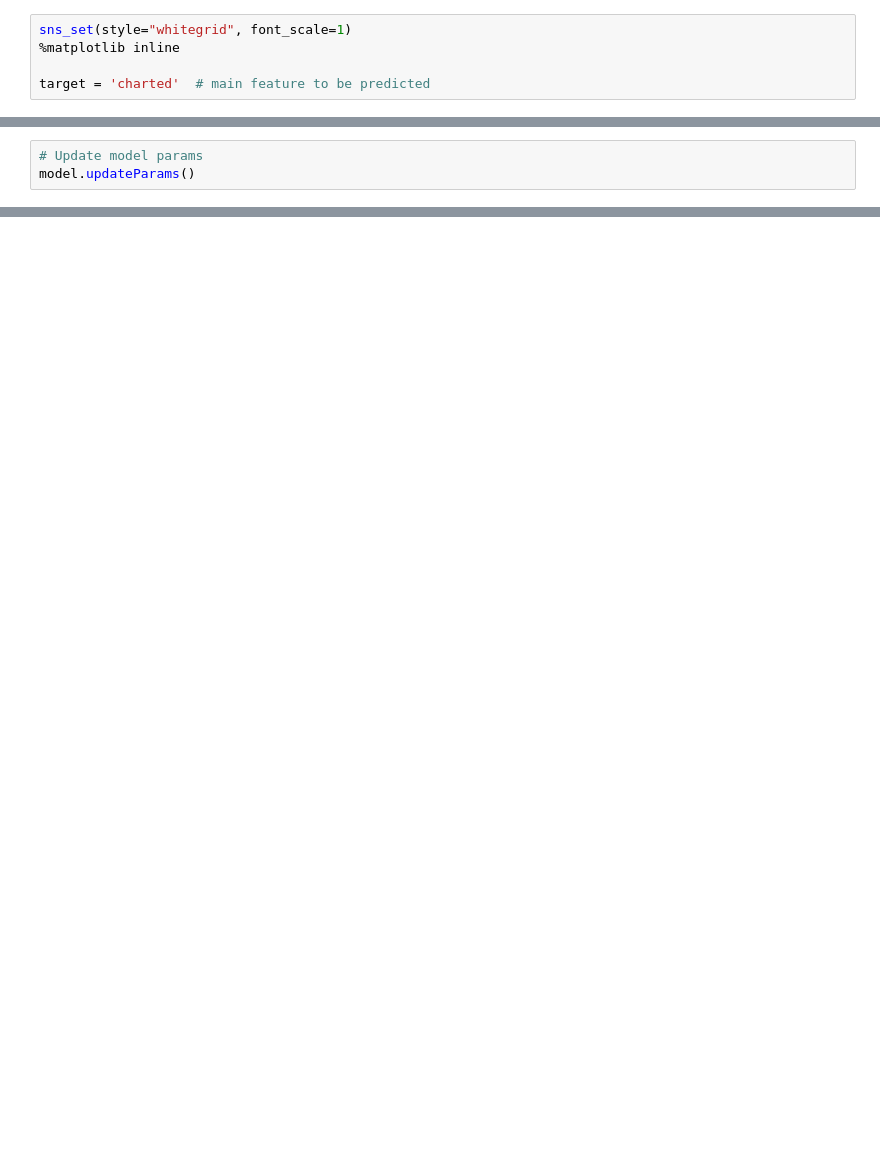
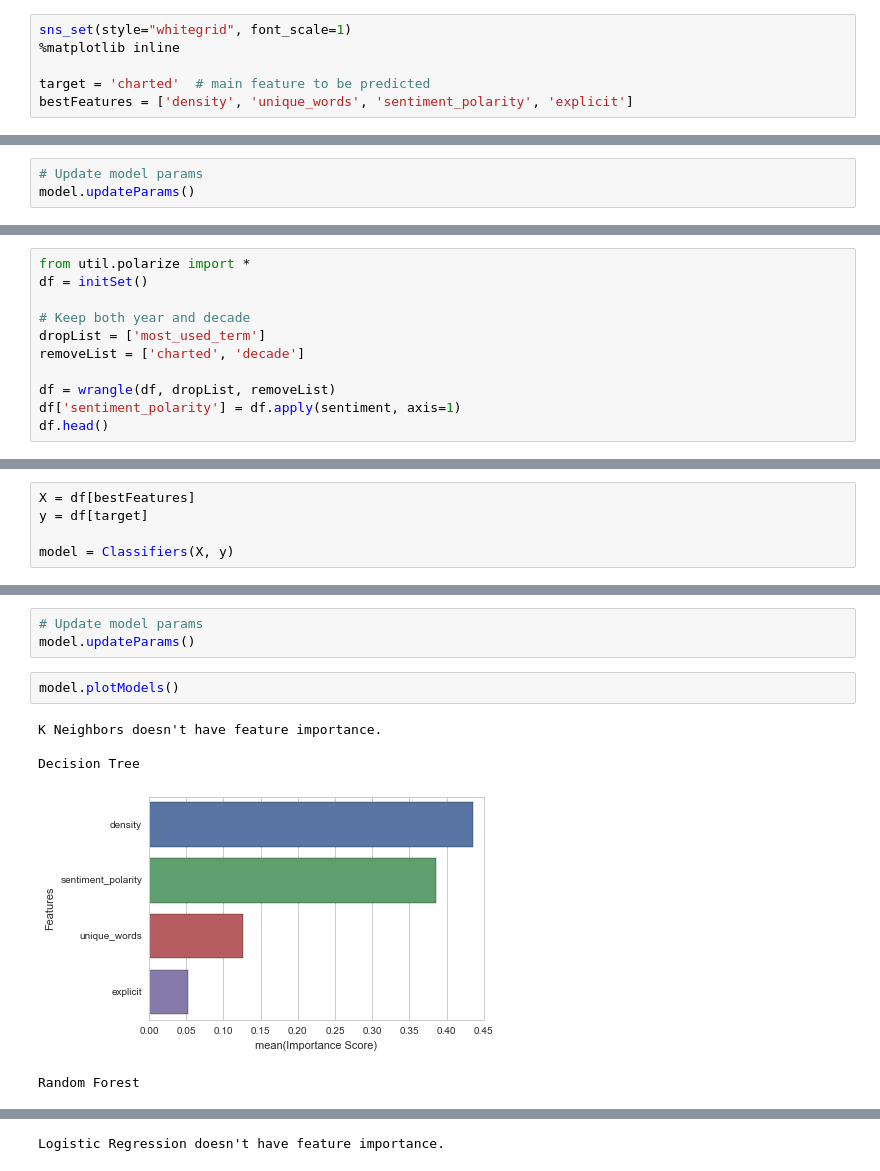
Before and after one commit to ribbas/Heat-Replay, a Jupyter notebook: src/assets/models/notebooks/classifiers.ipynb, the cells around one changed output, grey strips where cells are left out. Drawn from its saved outputs; the diff is of its cells as text; blank space fills up the shorter version.

```diff
--- a/src/assets/models/classifiers.ipynb
+++ b/src/assets/models/notebooks/classifiers.ipynb
@@ -15,6 +15,7 @@ sns_set(style="whitegrid", font_scale=1)
 %matplotlib inline
 
 target = 'charted'  # main feature to be predicted
+bestFeatures = ['density', 'unique_words', 'sentiment_polarity', 'explicit']
 # %% [markdown]
 ## Import dataset
 # %%
@@ -235,0 +225,11 @@ Best model is Random Forest with {'n_estimators': 64}
+# %%
+from util.polarize import *
+df = initSet()
+
+# Keep both year and decade
+dropList = ['most_used_term']
+removeList = ['charted', 'decade']
+
+df = wrangle(df, dropList, removeList)
+df['sentiment_polarity'] = df.apply(sentiment, axis=1)
+df.head()
@@ -235,0 +243,5 @@ Best model is Random Forest with {'n_estimators': 64}
+# %%
+X = df[bestFeatures]
+y = df[target]
+
+model = Classifiers(X, y)
@@ -235,0 +290,11 @@ Best model is Random Forest with {'n_estimators': 64}
+# %%
+# Update model params
+model.updateParams()
+# %%
+model.plotModels()
+# %% [output]
+K Neighbors doesn't have feature importance.
+
+Decision Tree
+[figure, added]
+Random Forest
@@ -235,0 +302 @@ Best model is Random Forest with {'n_estimators': 64}
+Logistic Regression doesn't have feature importance.
```
Also changed, not shown: parts of 16 cells of this notebook, 9 other files.
